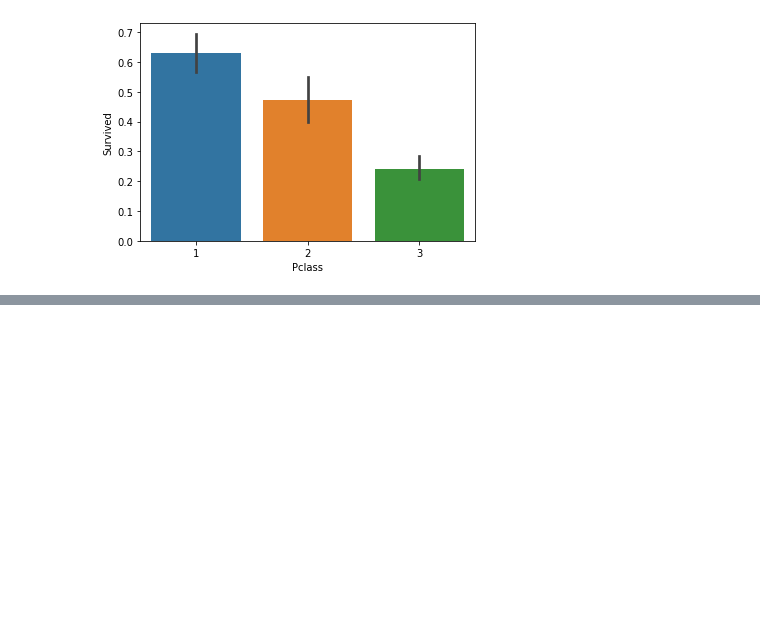
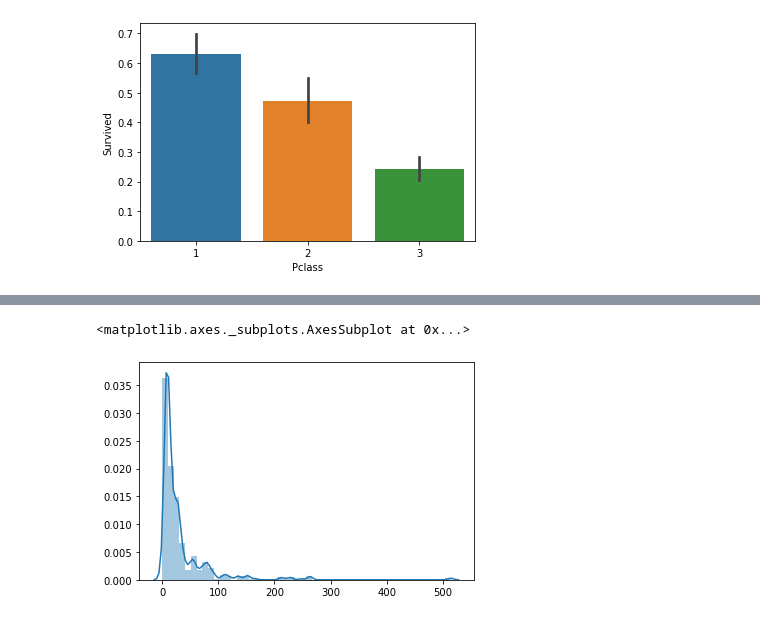
Before and after one commit to estelavilasboas/Kaggle-Titanic-Machine-Learning-from-Disaster, a Jupyter notebook: competition-titanic-machine-learning.ipynb, the cells around one changed output, grey strips where cells are left out. Drawn from its saved outputs; the diff is of its cells as text; code cells hidden in the pictures; blank space fills up the shorter version.

```diff
--- a/competition-titanic-machine-learning.ipynb
+++ b/competition-titanic-machine-learning.ipynb
@@ -47,0 +49,5 @@ NameError: name 'titanic_data' is not defined
+# %%
+sns.distplot(train_original['Fare'] + train_original['Survived'])
+# %% [output]
+<matplotlib.axes._subplots.AxesSubplot at 0x...>
+[figure, added]
```
Also changed, not shown: parts of 9 cells of this notebook.
